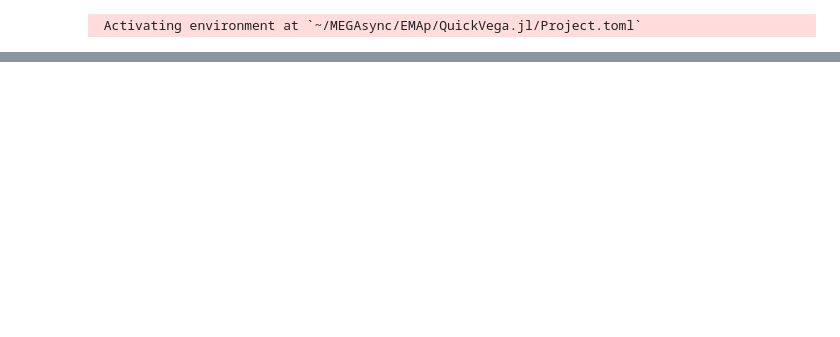
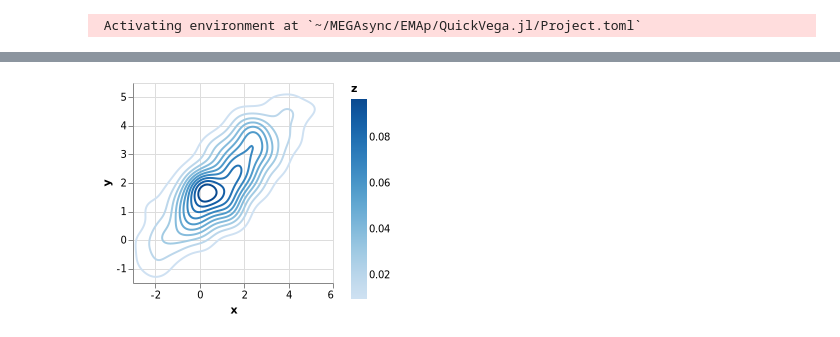
Before and after one commit to queryverse/QuickVega.jl, a Jupyter notebook: sandbox/Contour_Plot.ipynb, the cells around one changed output, grey strips where cells are left out. Drawn from its saved outputs; the diff is of its cells as text; code cells hidden in the pictures; blank space fills up the shorter version.

```diff
--- a/sandbox/Contour_Plot.ipynb
+++ b/sandbox/Contour_Plot.ipynb
@@ -18,3 +23,7 @@ QuickVega.scatterplot(samples)
+# %%
+contourplot(samples)
+# %% [output]
+[figure, added]
 # %%
 v = KernelDensity.kde(samples);
 p = QuickVega.scatterplot(samples)
```
Also changed, not shown: parts of 9 cells of this notebook, 4 other files.
